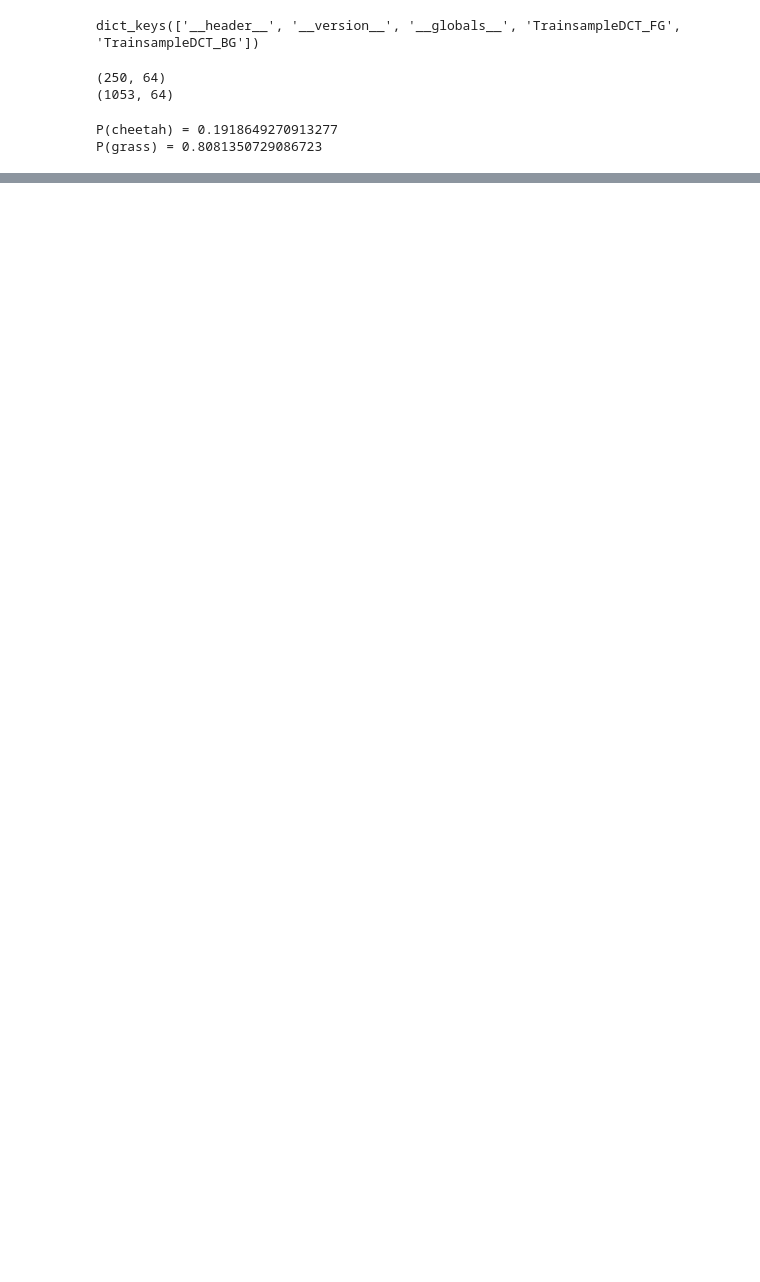
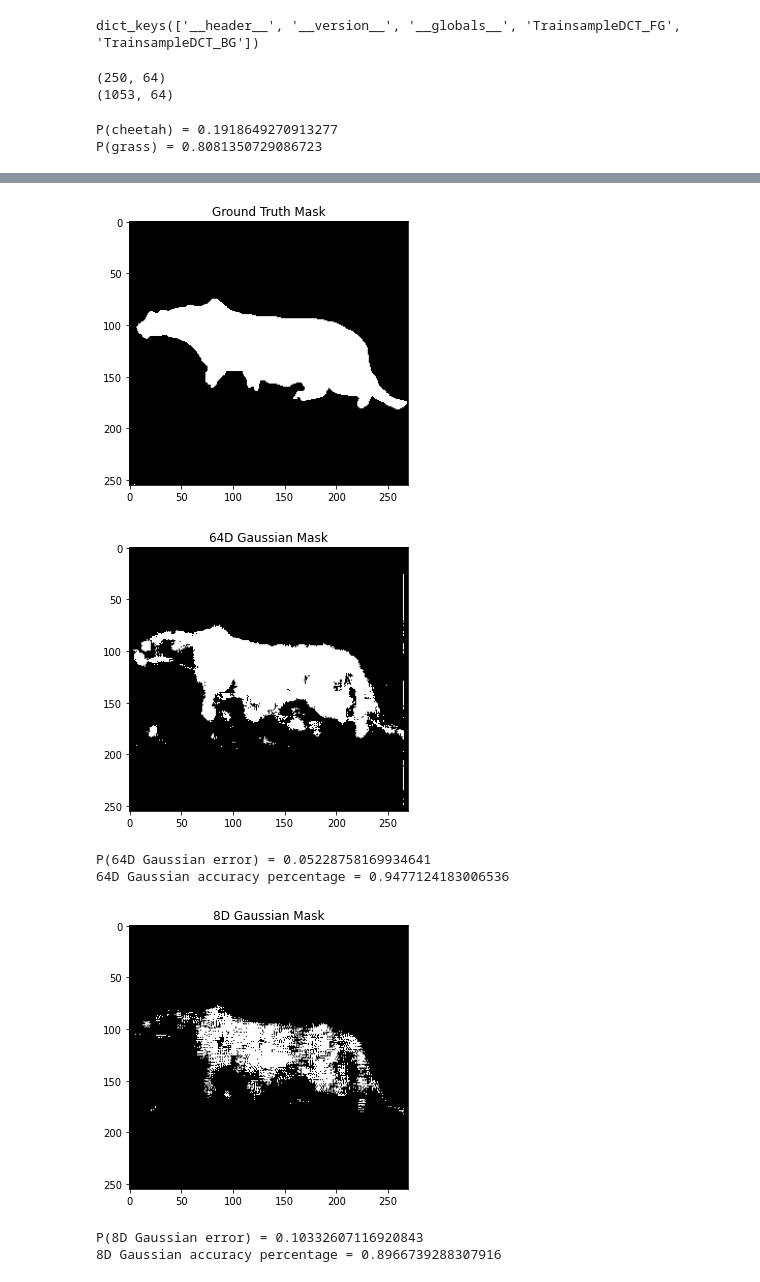
Before and after one commit to PoH0716/ECE271A, a Jupyter notebook: homework2.ipynb, the cells around one changed output, grey strips where cells are left out. Saved outputs shown, nothing was run; the diff lists cells and outputs as text; code cells hidden in the pictures; blank space fills up the shorter version.

```diff
--- a/homework2.ipynb
+++ b/homework2.ipynb
@@ -31,0 +131,11 @@ P(grass) = 0.8081350729086723
+# %%
+def zz_scan(block):
+    scanned = np.zeros(64)
+    for i in range(64):
+        scanned[zig_zag[i]] = block[i]
+    return scanned
+# %%
+def bdr(difference, inverse, determinant, prior):
+    d = (difference.T.dot(inverse)).dot(difference)
+    a = np.log((2*np.pi)**64*determinant) - 2*np.log(prior)
+    return d + a
@@ -31,0 +169,34 @@ P(grass) = 0.8081350729086723
+# %%
+ground_truth = np.array(imageio.imread('./data/cheetah_mask.bmp'), dtype=np.float64)/255
+plt.figure(figsize=(5,5))
+plt.imshow(ground_truth, cmap='gray')
+plt.title('Ground Truth Mask')
+plt.show()
+
+plt.figure(figsize=(5,5))
+plt.imshow(A, cmap='gray')
+plt.title('64D Gaussian Mask')
+plt.show()
+error = A != ground_truth
+error_sum = np.sum(error)
+p_error = error_sum / A.size
+print('P(64D Gaussian error) = {}'.format(p_error))
+print('64D Gaussian accuracy percentage = {}\n'.format(1-p_error))
+
+plt.figure(figsize=(5,5))
+plt.imshow(B, cmap='gray')
+plt.title('8D Gaussian Mask')
+plt.show()
+error = B != ground_truth
+error_sum = np.sum(error)
+p_error = error_sum / B.size
+print('P(8D Gaussian error) = {}'.format(p_error))
+print('8D Gaussian accuracy percentage = {}'.format(1-p_error))
+# %% [output]
+[figure, added]
+[figure, added]
+P(64D Gaussian error) = 0.05228758169934641
+64D Gaussian accuracy percentage = 0.9477124183006536
+[figure, added]
+P(8D Gaussian error) = 0.10332607116920843
+8D Gaussian accuracy percentage = 0.8966739288307916
```
Also changed, not shown: parts of 17 cells of this notebook, 9 other files.
